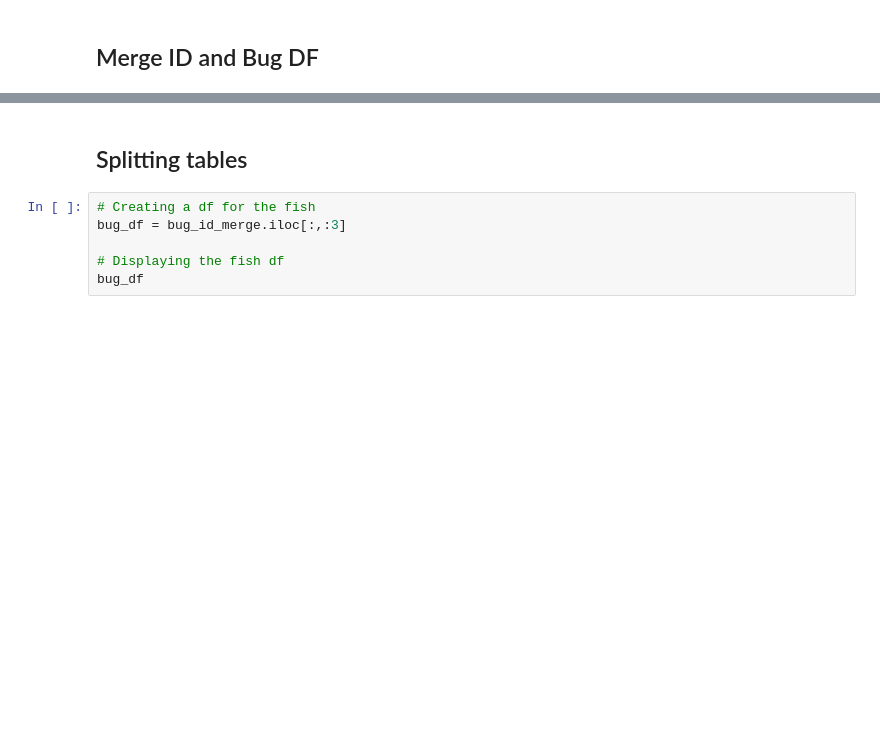
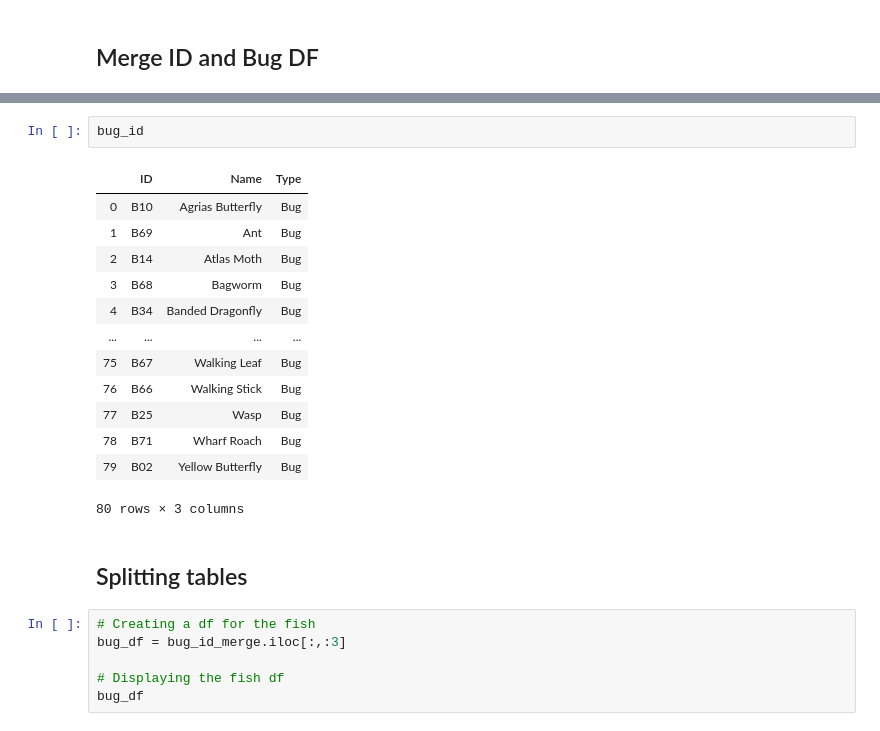
Before and after one commit to msadowski20/etl_project, a Jupyter notebook: Notebooks/bugs.ipynb, the cells around one changed output, grey strips where cells are left out. Drawn from its saved outputs; the diff is of its cells as text; blank space fills up the shorter version.

```diff
--- a/Notebooks/bugs.ipynb
+++ b/Notebooks/bugs.ipynb
@@ -124,6 +154,22 @@ bug_id_merge
 | B79 | Tarantula | 8000 | On the Ground | 7 PM - 4 AM | True | True | True | True | False | False | False | ... |
 | B80 | Scorpion | 8000 | On the Ground | 7 PM - 4 AM | False | False | False | False | True | True | True | ... |
 80 rows × 16 columns
+# %%
+bug_id
+# %% [output]
+|  | ID | Name | Type |
+| 0 | B10 | Agrias Butterfly | Bug |
+| 1 | B69 | Ant | Bug |
+| 2 | B14 | Atlas Moth | Bug |
+| 3 | B68 | Bagworm | Bug |
+| 4 | B34 | Banded Dragonfly | Bug |
+| ... | ... | ... | ... |
+| 75 | B67 | Walking Leaf | Bug |
+| 76 | B66 | Walking Stick | Bug |
+| 77 | B25 | Wasp | Bug |
+| 78 | B71 | Wharf Roach | Bug |
+| 79 | B02 | Yellow Butterfly | Bug |
+80 rows × 3 columns
 # %% [markdown]
 ## Splitting tables
 # %%
```
Also changed, not shown: parts of 9 cells of this notebook, 3 other files.
